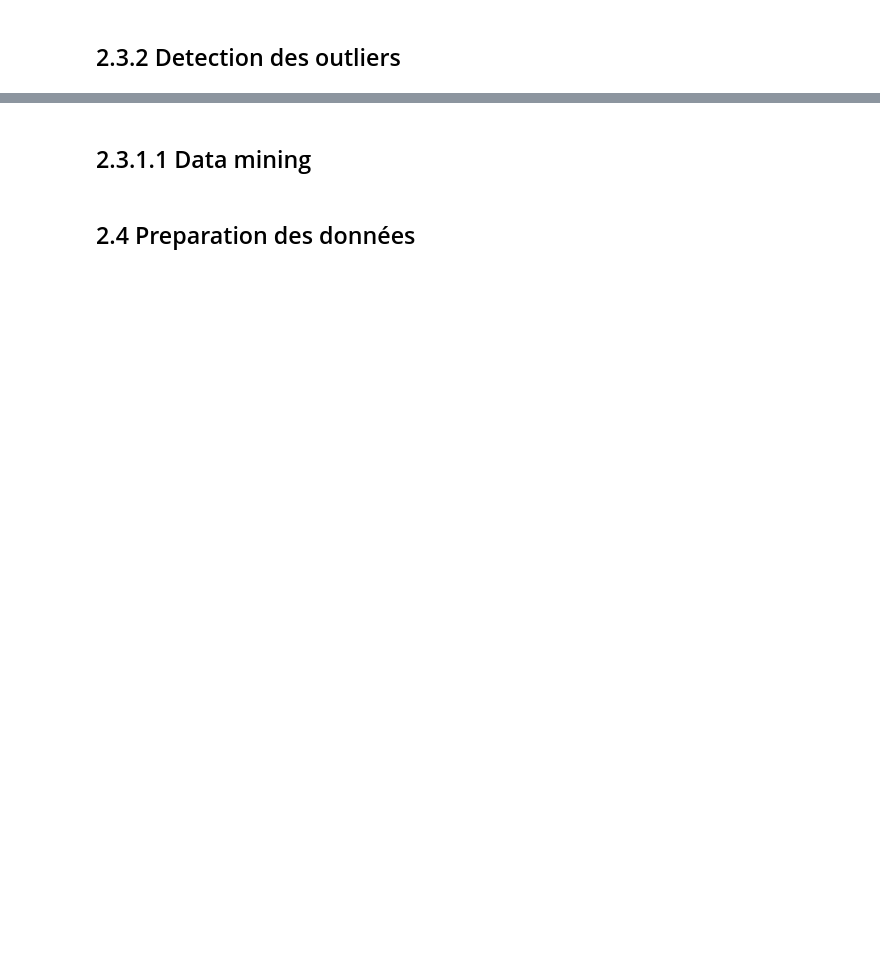
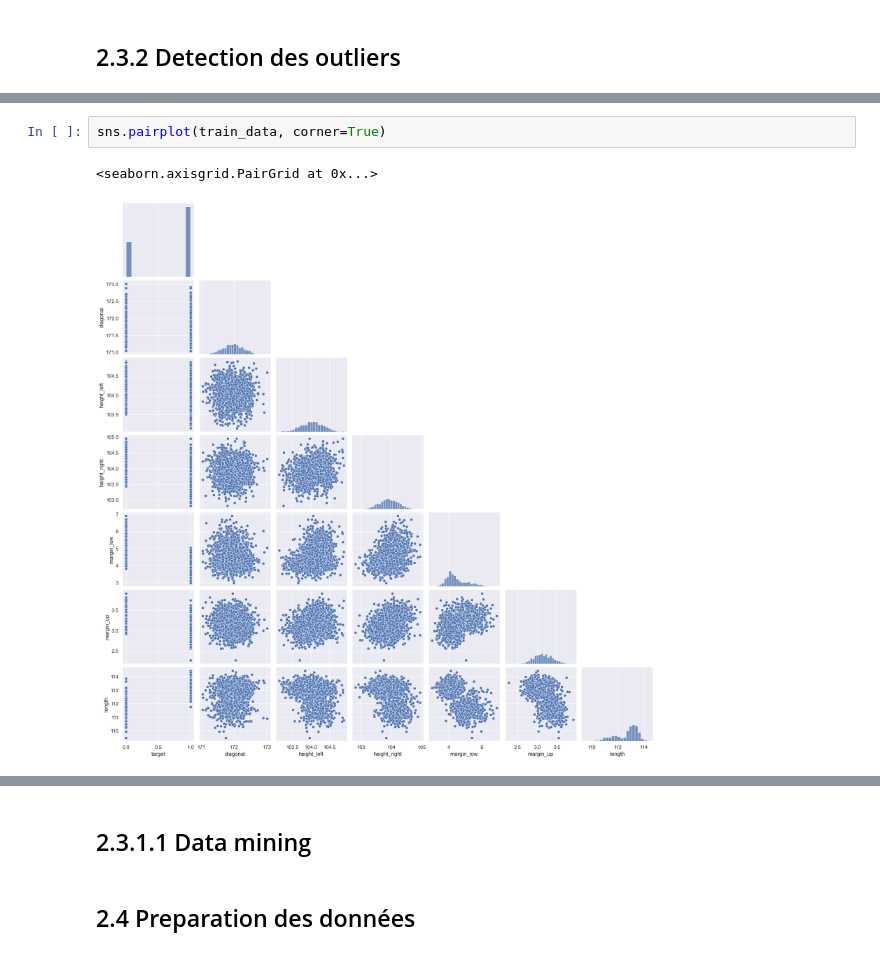
Before and after one commit to Nada-Lahbib/Project_10_Detection_des_faux_billets_avec_Python, a Jupyter notebook: notebooks/LAHBIB_Nada_1_notebook_022024.ipynb, the cells around one changed output, grey strips where cells are left out. Saved outputs shown, nothing was run; the diff lists cells and outputs as text; blank space fills up the shorter version.

```diff
--- a/notebooks/LAHBIB_Nada_1_notebook_022024.ipynb
+++ b/notebooks/LAHBIB_Nada_1_notebook_022024.ipynb
@@ -421,0 +414,5 @@ La distribution de la variable "longueur" montre que les mesures des faux billet
+# %%
+sns.pairplot(train_data, corner=True)
+# %% [output]
+<seaborn.axisgrid.PairGrid at 0x...>
+[figure, added]
```
Also changed, not shown: parts of 9 cells of this notebook.
